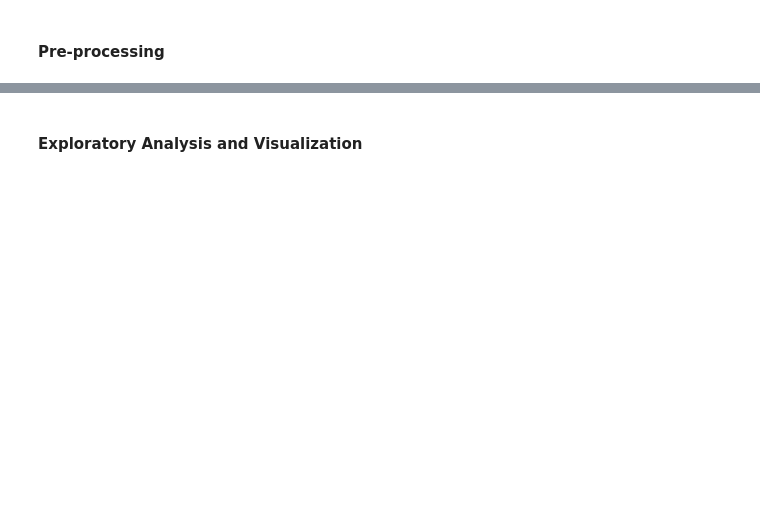
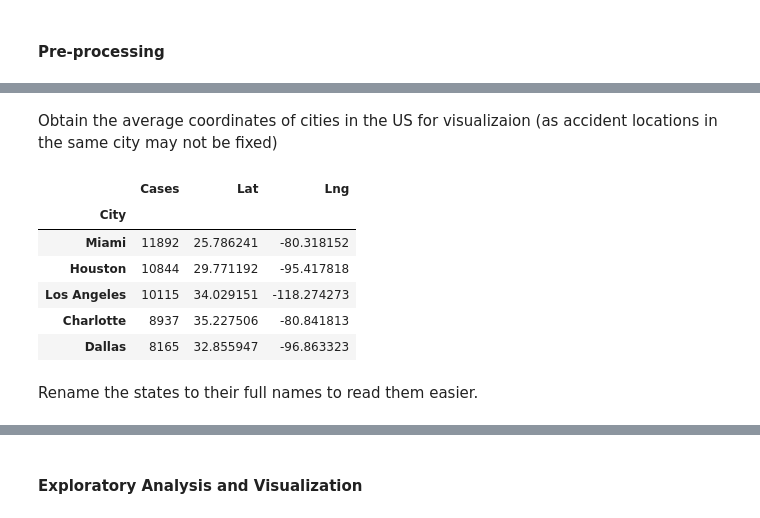
Before and after one commit to knightstark7/FinalProject-P4DS, a Jupyter notebook: USAccident.ipynb, the cells around one changed output, grey strips where cells are left out. Cells and saved outputs as stored; diff of their text form; code cells hidden in the pictures; blank space fills up the shorter version.

```diff
--- a/USAccident.ipynb
+++ b/USAccident.ipynb
@@ -955,0 +975,24 @@ def lat_long(city):
+# %% [markdown]
+Obtain the average coordinates of cities in the US for visualizaion (as accident locations in the same city may not be fixed)
+# %%
+# group by each city
+by_city = df.groupby('City')
+
+# get the average latitude and longitude of accidents
+lats = by_city['Start_Lat'].mean()
+longs = by_city['Start_Lng'].mean()
+
+# append to the city_df
+city_df['Lat'] = lats
+city_df['Lng'] = longs
+city_df.head()
+# %% [output]
+|  | Cases | Lat | Lng |
+| City |  |  |  |
+| Miami | 11892 | 25.786241 | -80.318152 |
+| Houston | 10844 | 29.771192 | -95.417818 |
+| Los Angeles | 10115 | 34.029151 | -118.274273 |
+| Charlotte | 8937 | 35.227506 | -80.841813 |
+| Dallas | 8165 | 32.855947 | -96.863323 |
+# %% [markdown]
+Rename the states to their full names to read them easier.
```
Also changed, not shown: parts of 22 cells of this notebook.
